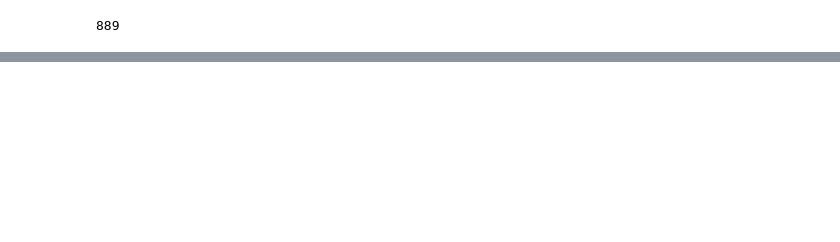
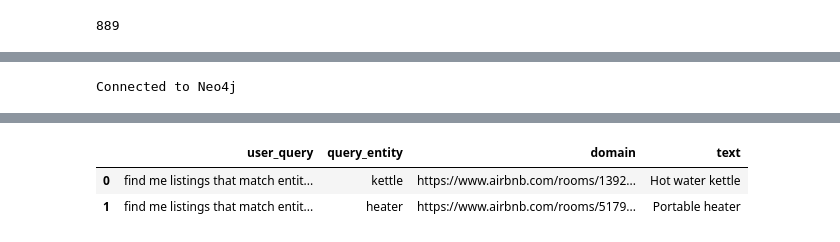
Before and after one commit to sudha-vijayakumar/299A-SMARTRec, a Jupyter notebook: 6a_ConceptNet5Query.ipynb, the cells around one changed output, grey strips where cells are left out. Cells and saved outputs as stored; diff of their text form; code cells hidden in the pictures; blank space fills up the shorter version.

```diff
--- a/6a_ConceptNet5Query.ipynb
+++ b/6a_ConceptNet5Query.ipynb
@@ -106,0 +79,5 @@ print(jsonStr)
+# %%
+import pandas as pd
+test = pd.read_csv('./Data/test/test_user_queries.csv',index_col=[0])
+entity = test['entity'].unique()
+len(entity)
@@ -106,0 +102,12 @@ print(jsonStr)
+# %%
+import numpy as np
+top_100_entity= ['kettle','heater','pets','emergency','first aid', 'cooktop','king bed','laundry',
+       'clothing stores', 'coffee machine','shopping area','birthday cake','boutique shops',
+       'toddler', 'kitchen area', 'sitting room','staircases',
+       'refrigerator','washer','crib','dryer','fireplace',
+       'hill view','cabin','safety','privacy','pool','indoor games',
+       'patio','parking','umbrellas', 'toys', 'kids', 'sand pit','tram station','buses','public transport','drying clothes','river view','flower arts']
+# %%
+print("Connected to Neo4j")
+# %% [output]
+Connected to Neo4j
@@ -106,0 +137,55 @@ print(jsonStr)
+# %%
+def run_test_amenity(prediction,topK,concept_count):
+
+	if prediction:
+		#replace with dynamic value.
+		word=str(prediction)
+		word=word.lower()
+
+		print(word)
+
+		user_query.append("find me listings that match entity, "+word)
+		query_entity.append(word)
+
+		query_string=""
+		query_string="MATCH (r:Amenities)-[]-(l:Listing) WHERE "
+		query_string+=" r.name=~'(?i).*"+word.lower()+".*'"
+		query_string+=" RETURN l.url as url,r.name as description  LIMIT "+str(topK)+";"
+
+		query = ""+query_string+""
+		count=0
+		for row in g.run(query, query_string=query_string,k=topK):
+			# print(row)
+			# print(str(row['url']),str(row['description']))
+			domain.append(str(row['url']))
+			domain_text.append(str(row['description']))
+			count+=1
+
+		if count==0:
+			domain.append("No matched listings")
+			domain_text.append("No matched listings")
+			print("No matched listings")
+
+
+
+	else:
+		print("No matched listings")
+
+		return []
+
+user_query=[]
+query_entity=[]
+domain=[]
+domain_text=[]
+commonsense=[]
+tags_matched=[]
+
+for entity in top_100_entity:
+    run_test_amenity(entity,1,10) #entity,topK,NoOfConcepts
+
+df = pd.DataFrame(list(zip(user_query, query_entity,domain,domain_text)),
+               columns =['user_query', 'query_entity','domain','text'])
+test='./Data/test/'
+df.to_csv(test+'test_results_domain_amenity.csv')
+df.head(2)
+# %% [output]
@@ -106,0 +209,3 @@ print(jsonStr)
+|  | user_query | query_entity | domain | text |
+| 0 | find me listings that match entit... | kettle | https://www.airbnb.com/rooms/1392... | Hot water kettle |
+| 1 | find me listings that match entit... | heater | https://www.airbnb.com/rooms/5179... | Portable heater |
```
Also changed, not shown: parts of 15 cells of this notebook, 45 other files.
